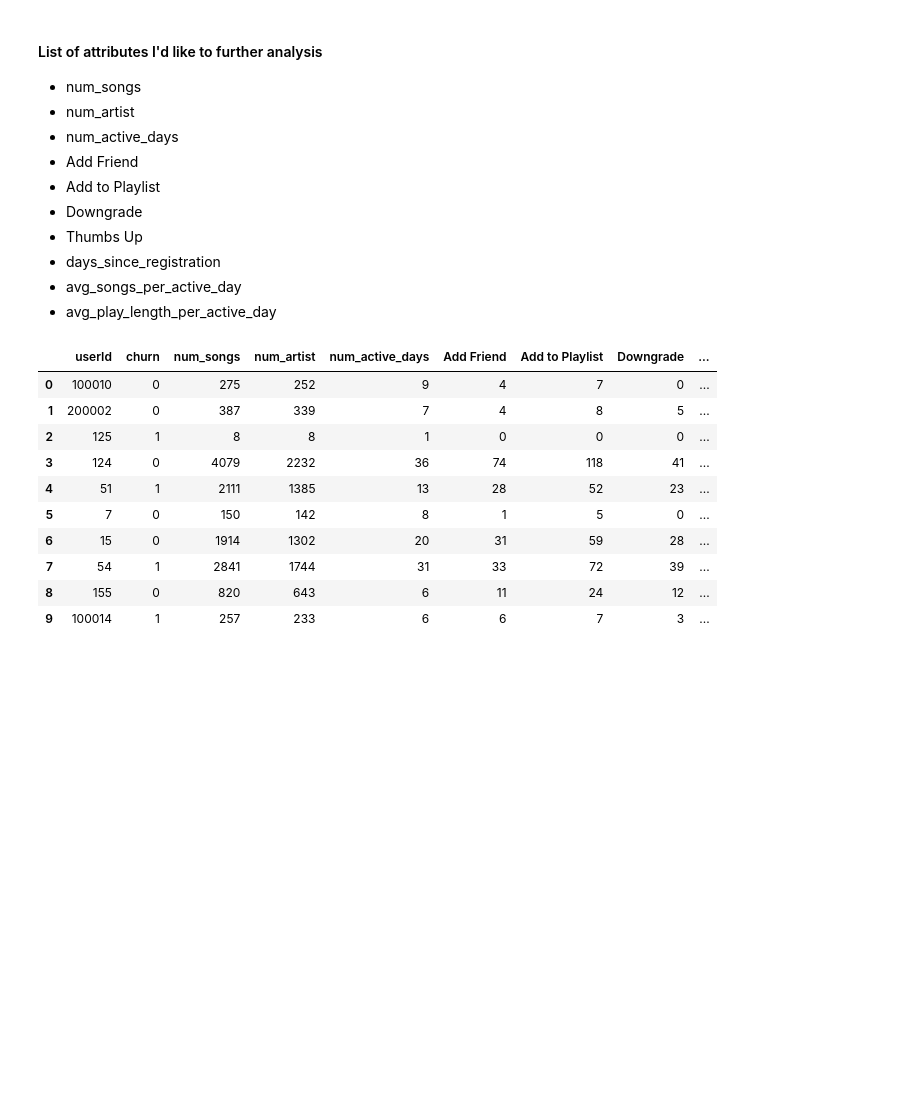
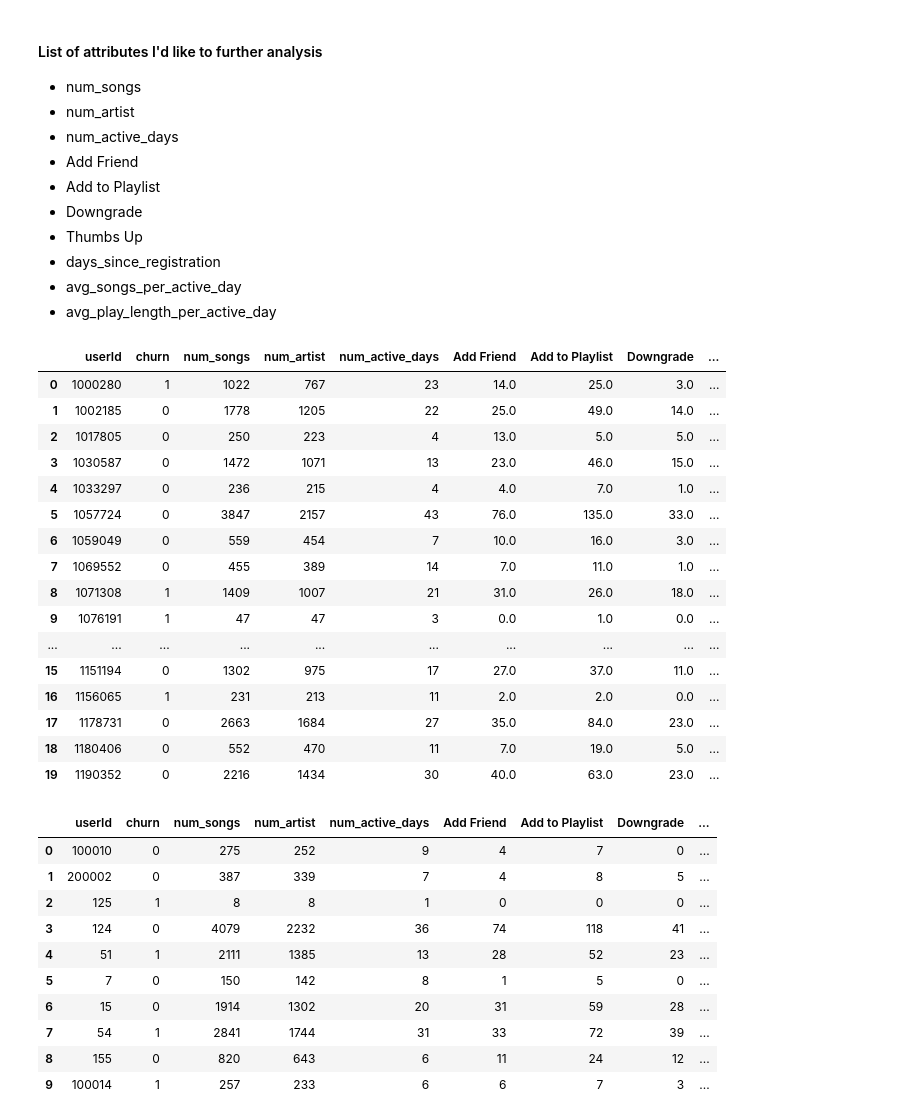
Before and after one commit to zhangshen20/capstone-project-sparkify, a Jupyter notebook: Sparkify.ipynb, the cells around one changed output. Cells and saved outputs as stored; diff of their text form; code cells hidden in the pictures; blank space fills up the shorter version.

```diff
--- a/Sparkify.ipynb
+++ b/Sparkify.ipynb
@@ -308,5 +329,11 @@ def Apply_Churn_Flag(df: DataFrame, df_churn: DataFrame) -> DataFrame:
 N_days=3000 # Assume we extract all records from the exisintg smaller dataset.
 
 df_N_days = Apply_Churn_Flag(Normalize_Data_ToUser(extract_past_N_days(df, days=N_days, date_col_event='event_date')), df_churn)
+# %%
+N_days=3000 # Assume we extract all records from the exisintg smaller dataset.
+
+df_real_N_days = Apply_Churn_Flag(Normalize_Data_ToUser(extract_past_N_days(df_real, days=N_days, date_col_event='event_date')), df_real_churn)
 # %%
 df_N_pd = df_N_days.toPandas()
+# %%
+df_real_N_pd = df_real_N_days.toPandas()
@@ -391,6 +459,23 @@ def Choose_Features(df: DataFrame, cols: list) -> DataFrame:
     df_new = df.select(cols).na.fill(0)
 
     return df_new
+# %%
+def Choose_Features_Pandas(df_pd, cols):
+    '''Choose Features from Dataframe
+
+    Parameters:
+        df (Pandas DataFrame): normalized dataframe
+        cols (list): list of columns to be extracted
+
+    Return:
+        df_new (DataFrame): new dataframe with selected features
+    '''
+
+    cols = ['userId', 'churn'] + cols
+
+    df_new = df_pd[cols].fillna(0)
+
+    return df_new
 # %%
 import pandas as pd
 from IPython.display import display
@@ -399,6 +484,28 @@ pd.options.display.max_columns = None
 N_days=3000 # Assume we extract all records from the exisintg smaller dataset.
 
 df_N_days = Choose_Features(Apply_Churn_Flag(Normalize_Data_ToUser(extract_past_N_days(df, days=N_days, date_col_event='event_date')), df_churn), cols)
+# %%
+df_real_N_days_pd = Choose_Features_Pandas(df_real_N_pd, cols)
+# %%
+df_real_N_days_pd.head(20)
+# %% [output]
+|  | userId | churn | num_songs | num_artist | num_active_days | Add Friend | Add to Playlist | Downgrade | ... |
+| 0 | 1000280 | 1 | 1022 | 767 | 23 | 14.0 | 25.0 | 3.0 | ... |
+| 1 | 1002185 | 0 | 1778 | 1205 | 22 | 25.0 | 49.0 | 14.0 | ... |
+| 2 | 1017805 | 0 | 250 | 223 | 4 | 13.0 | 5.0 | 5.0 | ... |
+| 3 | 1030587 | 0 | 1472 | 1071 | 13 | 23.0 | 46.0 | 15.0 | ... |
+| 4 | 1033297 | 0 | 236 | 215 | 4 | 4.0 | 7.0 | 1.0 | ... |
+| 5 | 1057724 | 0 | 3847 | 2157 | 43 | 76.0 | 135.0 | 33.0 | ... |
+| 6 | 1059049 | 0 | 559 | 454 | 7 | 10.0 | 16.0 | 3.0 | ... |
+| 7 | 1069552 | 0 | 455 | 389 | 14 | 7.0 | 11.0 | 1.0 | ... |
+| 8 | 1071308 | 1 | 1409 | 1007 | 21 | 31.0 | 26.0 | 18.0 | ... |
+| 9 | 1076191 | 1 | 47 | 47 | 3 | 0.0 | 1.0 | 0.0 | ... |
+| ... | ... | ... | ... | ... | ... | ... | ... | ... | ... |
+| 15 | 1151194 | 0 | 1302 | 975 | 17 | 27.0 | 37.0 | 11.0 | ... |
+| 16 | 1156065 | 1 | 231 | 213 | 11 | 2.0 | 2.0 | 0.0 | ... |
+| 17 | 1178731 | 0 | 2663 | 1684 | 27 | 35.0 | 84.0 | 23.0 | ... |
+| 18 | 1180406 | 0 | 552 | 470 | 11 | 7.0 | 19.0 | 5.0 | ... |
+| 19 | 1190352 | 0 | 2216 | 1434 | 30 | 40.0 | 63.0 | 23.0 | ... |
 # %%
 df_N_pd = df_N_days.toPandas()
 # %%
```
Also changed, not shown: parts of 21 cells of this notebook, 5 other files.
